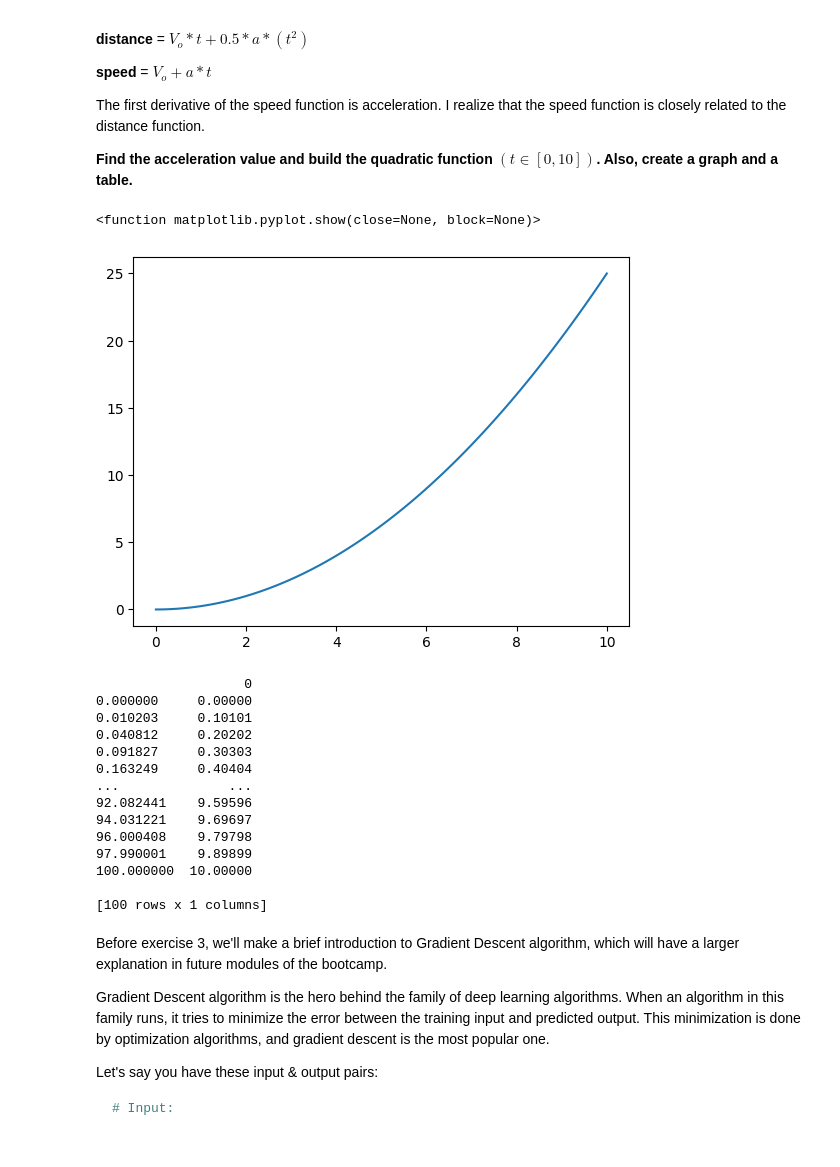
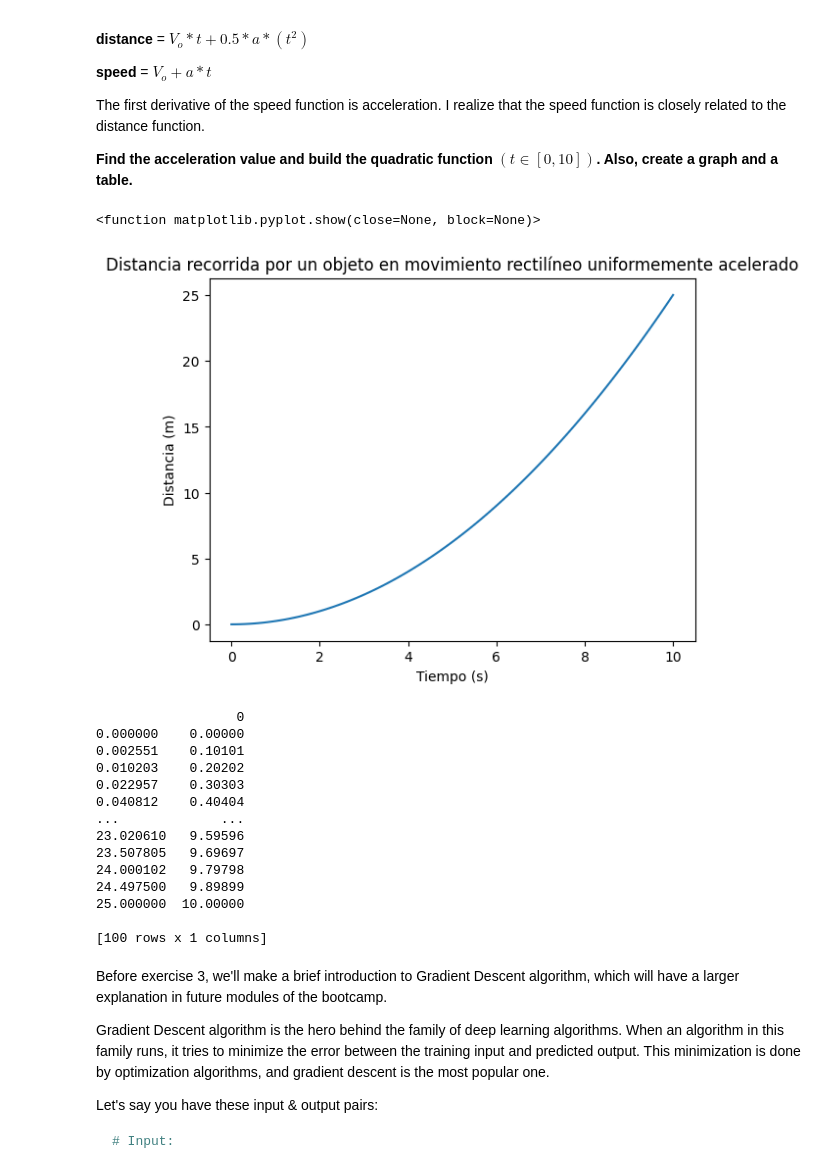
Before and after one commit to 19Juan/calculus-and-algebra-problems-with-python, a Jupyter notebook: notebook/problems.ipynb, the cells around one changed output. Cells and saved outputs as stored; diff of their text form; code cells hidden in the pictures.

```diff
--- a/notebook/problems.ipynb
+++ b/notebook/problems.ipynb
@@ -77,31 +77,35 @@ The first derivative of the speed function is acceleration. I realize that the s
 # %%
 # Define and plot the quadratic funtion
 def quadratic_function(t,a):
     return (1/2)*a*t**2
-
+#para encontrar el valor de la aceleración, se reemplaza distancia por 25, se reemplaza el tiempo por 10 y se encuentra que a=0,5
 x = np.linspace(0, 10, 100)
 plt.plot(t,quadratic_function(x,0.5))
+plt.title('Distancia recorrida por un objeto en movimiento rectilíneo uniformemente acelerado')
+plt.xlabel('Tiempo (s)')
+plt.ylabel('Distancia (m)')
+
 plt.show
 # %% [output]
 <function matplotlib.pyplot.show(close=None, block=None)>
-[figure, old version]
+[figure, new version]
 # %%
 # Create a DataFrame
-Dataframe = pd.DataFrame(t,quadratic_function(x,2))
+Dataframe = pd.DataFrame(t,quadratic_function(x,0.5))
 print(Dataframe)
 # %% [output]
-                   0
-0.000000     0.00000
-0.010203     0.10101
-0.040812     0.20202
-0.091827     0.30303
-0.163249     0.40404
-...              ...
-92.082441    9.59596
-94.031221    9.69697
-96.000408    9.79798
-97.990001    9.89899
-100.000000  10.00000
+                  0
+0.000000    0.00000
+0.002551    0.10101
+0.010203    0.20202
+0.022957    0.30303
+0.040812    0.40404
+...             ...
+23.020610   9.59596
+23.507805   9.69697
+24.000102   9.79798
+24.497500   9.89899
+25.000000  10.00000
 
 [100 rows x 1 columns]
 # %% [markdown]
```
Also changed, not shown: parts of 4 cells of this notebook.
